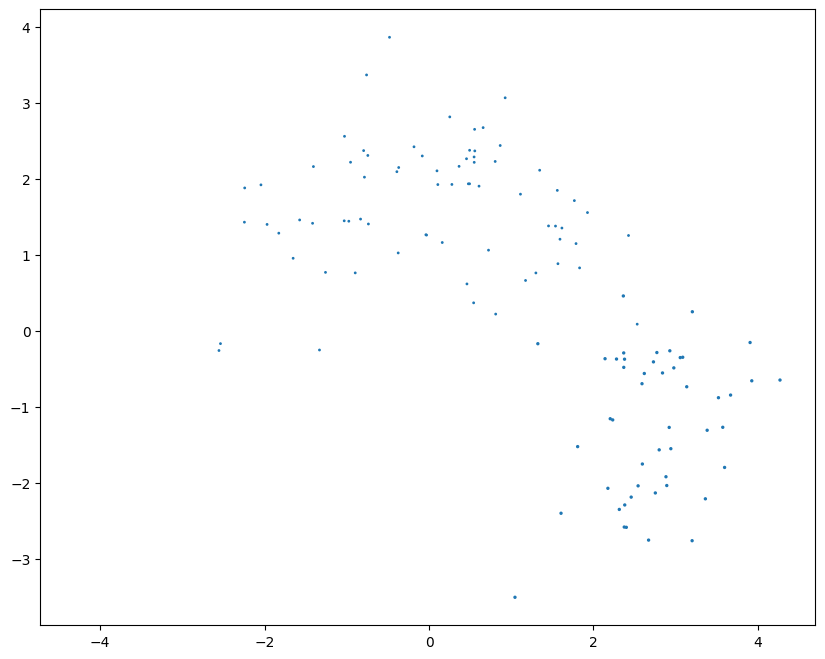
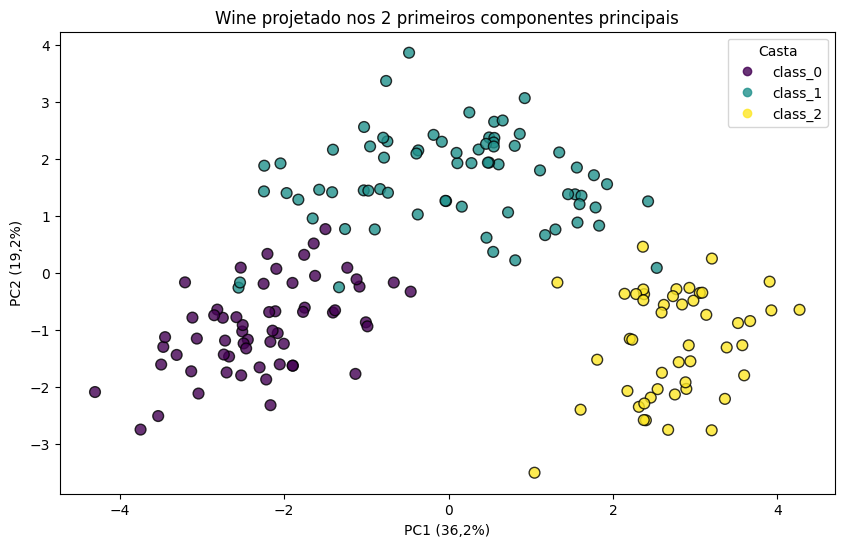
The notebook cell's code change between the first figure and the second:
--- before
+++ after
@@ -3,5 +3,11 @@
 c = wine_data.target
 
-plt.figure(figsize=(10,8))
-plt.scatter(x,y,c)
+plt.figure(figsize=(10,6))
+sc = plt.scatter(x,y,c=c, alpha=0.8, cmap='viridis', edgecolors='k', s=60)
+plt.xlabel('PC1 (36,2%)')
+plt.ylabel('PC2 (19,2%)')
+plt.title('Wine projetado nos 2 primeiros componentes principais')
+
+handles, _ = sc.legend_elements()
+plt.legend(handles, wine_data.target_names, title='Casta')
 plt.show()

Commit: notebook: grafico do wine nos 2 primeiros componentes principais